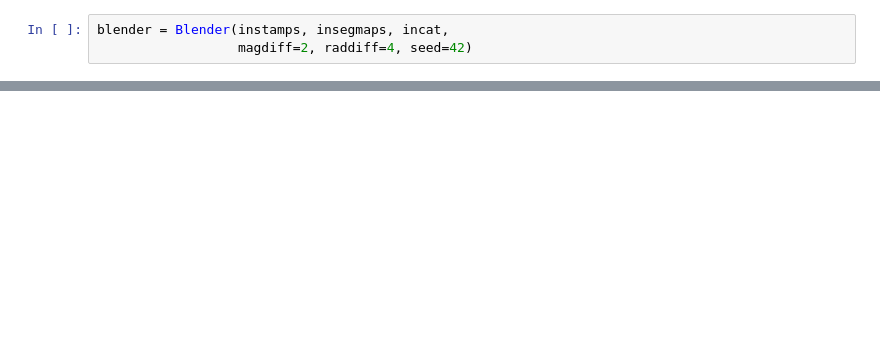
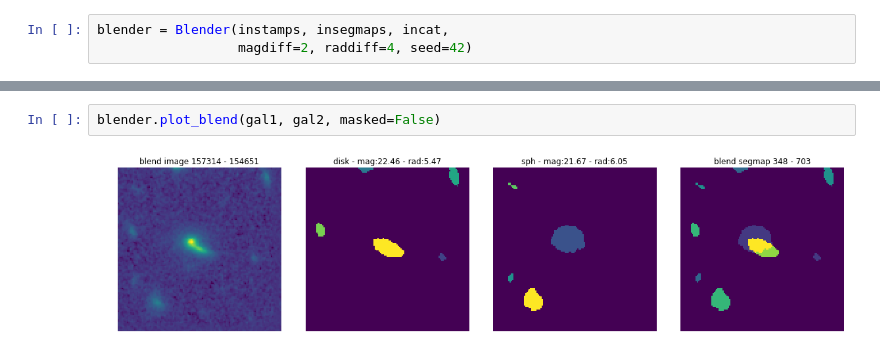
Before and after one commit to aboucaud/candels-blender, a Jupyter notebook: notebooks/manual_blender.ipynb, the cells around one changed output, grey strips where cells are left out. Cells and saved outputs as stored; diff of their text form; blank space fills up the shorter version.

```diff
--- a/notebooks/manual_blender.ipynb
+++ b/notebooks/manual_blender.ipynb
@@ -93,0 +76,4 @@ cat.head()
+# %%
+blender.plot_blend(gal1, gal2, masked=False)
+# %% [output]
+[figure, added]
```
Also changed, not shown: parts of 29 cells of this notebook, 2 other files.
